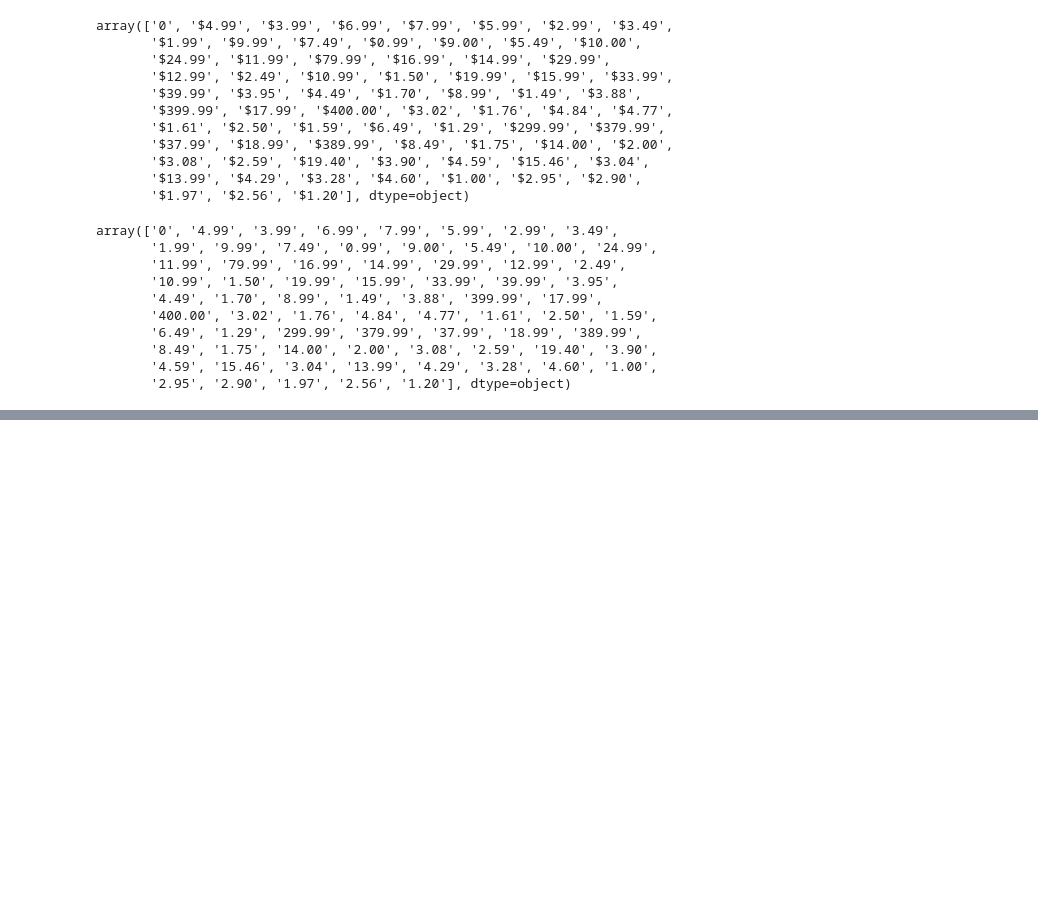
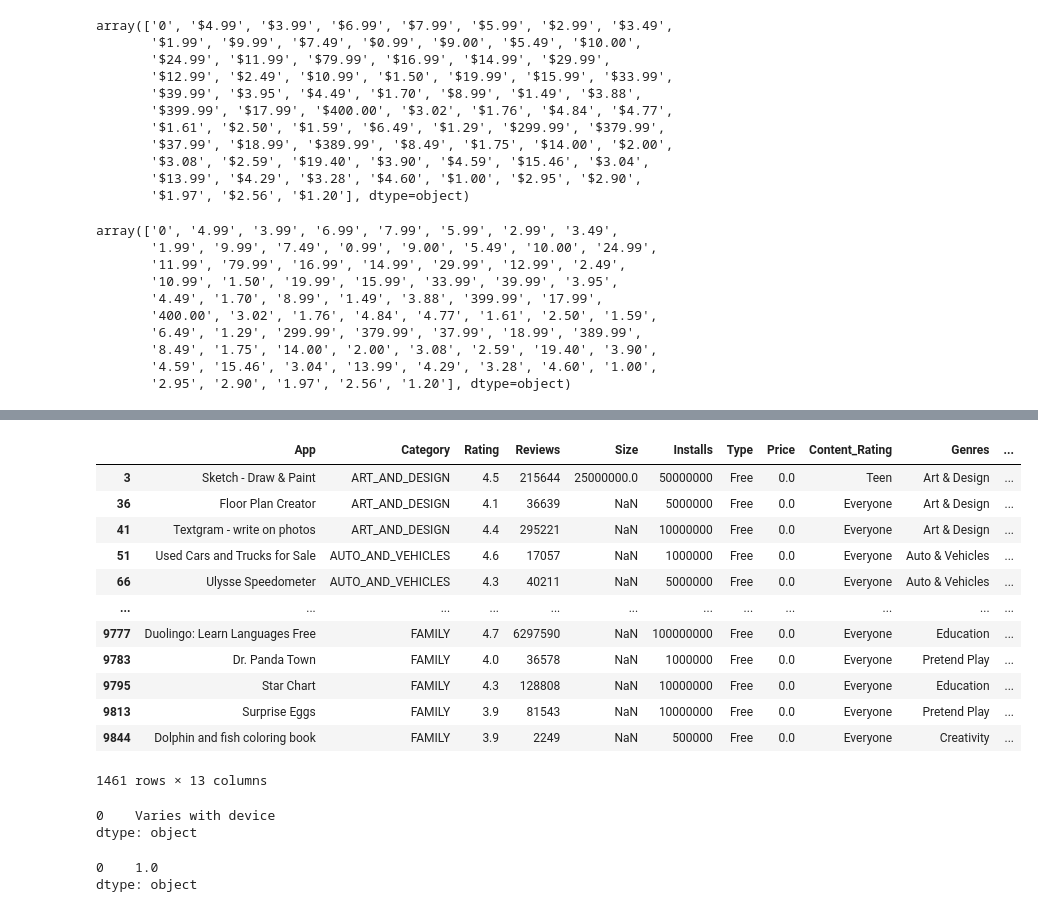
Before and after one commit to musaabshirgar1/business-analytics, a Jupyter notebook: index.ipynb, the cells around one changed output, grey strips where cells are left out. Cells and saved outputs as stored; diff of their text form; code cells hidden in the pictures; blank space fills up the shorter version.

Commit message:
Data Cleaning complete from nayan

```diff
--- a/index.ipynb
+++ b/index.ipynb
@@ -249,0 +266,3 @@ df.Price=df.Price.astype('float')
+# %%
+#Splitting the genre column's data into an array and keeping the first genre only
+df.Genres = df.Genres.apply(lambda x: x.split(';')[0])
@@ -249,0 +279,3 @@ df.Price=df.Price.astype('float')
+# %%
+#Splitting the genre column's data into an array and keeping the seconf genre only
+df2.Genres = df2.Genres.apply(lambda x: x.split(';')[1])
@@ -249,0 +292,4 @@ df.Price=df.Price.astype('float')
+# %%
+#Appending the data of second dataframe into the first one.
+df = df.append(df2, ignore_index=True)
+#It clears out the problem of multiple genre and now there will be 2 entries of that app with different genres
@@ -249,0 +329,3 @@ df.Price=df.Price.astype('float')
+# %%
+#Changing the data type of Last updated to datetime from object.
+df.Last_Updated = pd.to_datetime(df['Last_Updated'])
@@ -249,0 +357,18 @@ df.Price=df.Price.astype('float')
+# %%
+#Cleaning Current_Version
+#Getting data with version varies with devices
+df[df.Current_Ver == "Varies with device"]
+# %% [output]
+|  | App | Category | Rating | Reviews | Size | Installs | Type | Price | Content_Rating | Genres | ... |
+| 3 | Sketch - Draw & Paint | ART_AND_DESIGN | 4.5 | 215644 | 25000000.0 | 50000000 | Free | 0.0 | Teen | Art & Design | ... |
+| 36 | Floor Plan Creator | ART_AND_DESIGN | 4.1 | 36639 | NaN | 5000000 | Free | 0.0 | Everyone | Art & Design | ... |
+| 41 | Textgram - write on photos | ART_AND_DESIGN | 4.4 | 295221 | NaN | 10000000 | Free | 0.0 | Everyone | Art & Design | ... |
+| 51 | Used Cars and Trucks for Sale | AUTO_AND_VEHICLES | 4.6 | 17057 | NaN | 1000000 | Free | 0.0 | Everyone | Auto & Vehicles | ... |
+| 66 | Ulysse Speedometer | AUTO_AND_VEHICLES | 4.3 | 40211 | NaN | 5000000 | Free | 0.0 | Everyone | Auto & Vehicles | ... |
+| ... | ... | ... | ... | ... | ... | ... | ... | ... | ... | ... | ... |
+| 9777 | Duolingo: Learn Languages Free | FAMILY | 4.7 | 6297590 | NaN | 100000000 | Free | 0.0 | Everyone | Education | ... |
+| 9783 | Dr. Panda Town | FAMILY | 4.0 | 36578 | NaN | 1000000 | Free | 0.0 | Everyone | Pretend Play | ... |
+| 9795 | Star Chart | FAMILY | 4.3 | 128808 | NaN | 10000000 | Free | 0.0 | Everyone | Education | ... |
+| 9813 | Surprise Eggs | FAMILY | 3.9 | 81543 | NaN | 10000000 | Free | 0.0 | Everyone | Pretend Play | ... |
+| 9844 | Dolphin and fish coloring book | FAMILY | 3.9 | 2249 | NaN | 500000 | Free | 0.0 | Everyone | Creativity | ... |
+1461 rows × 13 columns
@@ -249,0 +378,6 @@ df.Price=df.Price.astype('float')
+# %%
+#Getting mode of the column Current Ver
+df.Current_Ver.mode()
+# %% [output]
+0    Varies with device
+dtype: object
@@ -249,0 +390,6 @@ df.Price=df.Price.astype('float')
+# %%
+#Now, Getting mode of temp dataframe
+df_temp.Current_Ver.mode()
+# %% [output]
+0    1.0
+dtype: object
```
Also changed, not shown: parts of 23 cells of this notebook.
